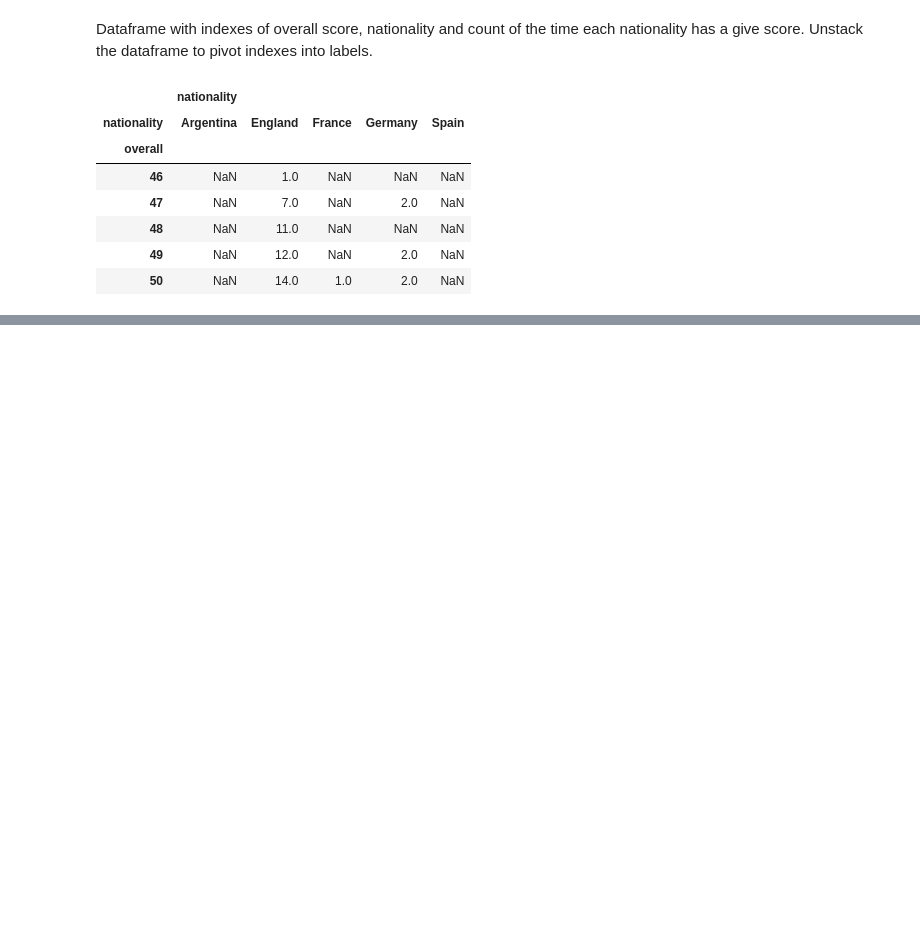
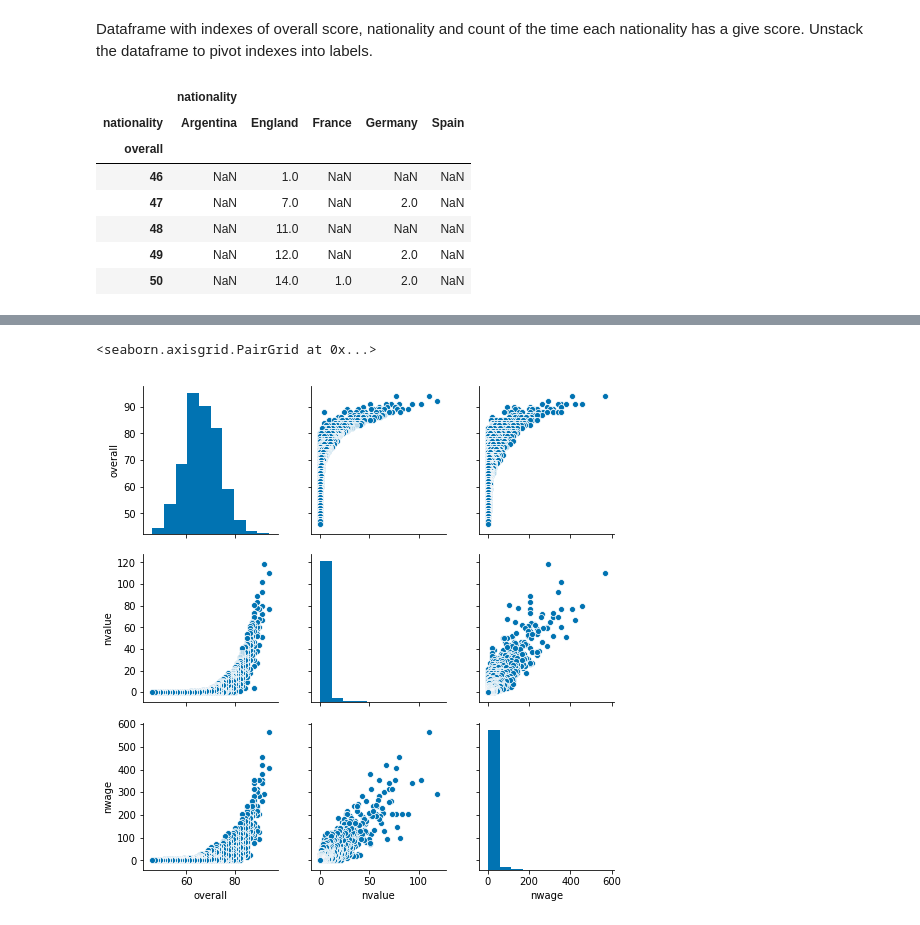
Before and after one commit to shobhitshah/fifa19-player-stats, a Jupyter notebook: scripts/fifa19.ipynb, the cells around one changed output, grey strips where cells are left out. Saved outputs shown, nothing was run; the diff lists cells and outputs as text; code cells hidden in the pictures; blank space fills up the shorter version.

```diff
--- a/scripts/fifa19.ipynb
+++ b/scripts/fifa19.ipynb
@@ -149,0 +183,5 @@ Text(0.5, 1.0, 'Count of overall score for each nation')
+# %%
+sns.pairplot(train[['overall', 'nvalue', 'nwage']])
+# %% [output]
+<seaborn.axisgrid.PairGrid at 0x...>
+[figure, added]
```
Also changed, not shown: parts of 9 cells of this notebook.
